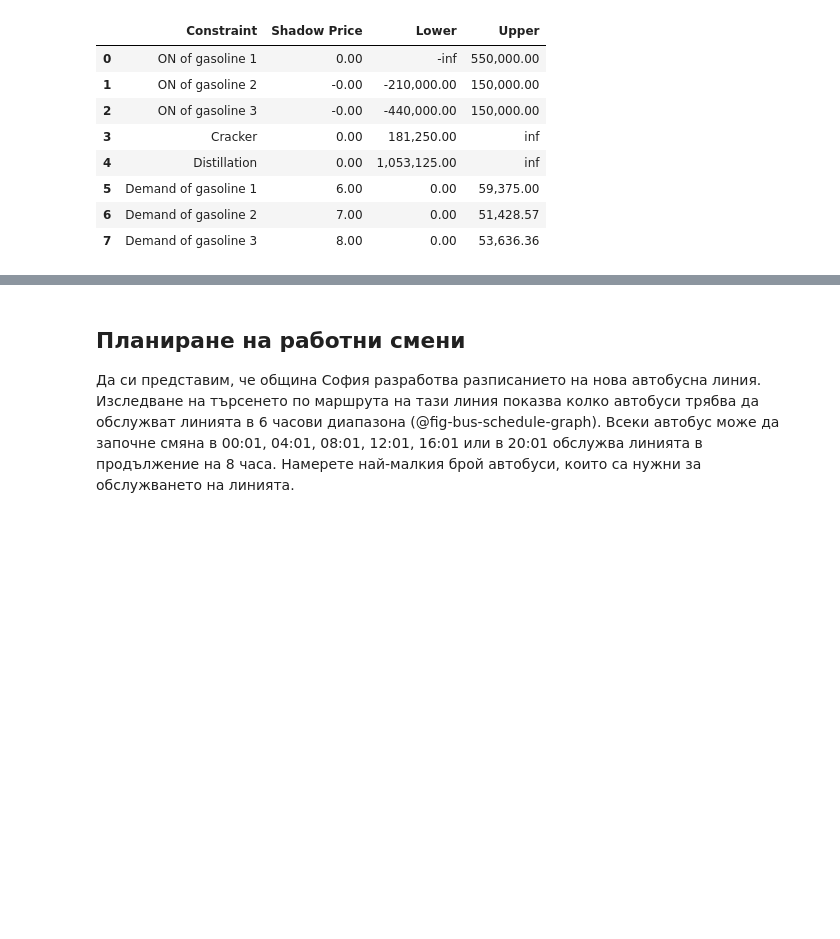
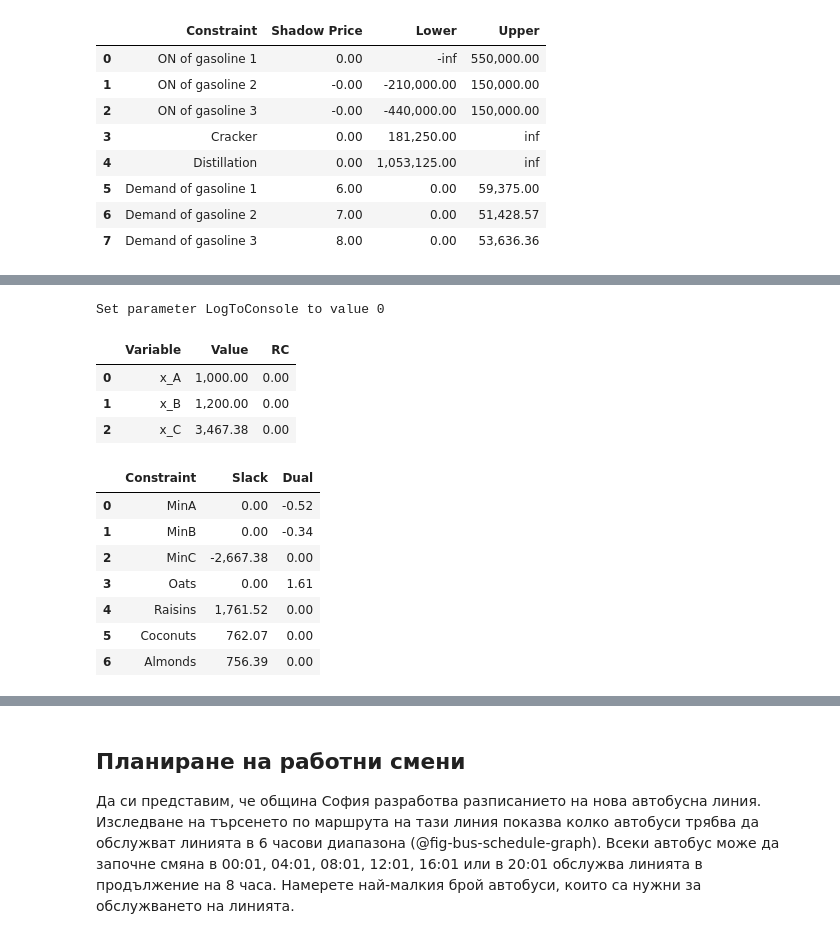
Before and after one commit to febse/opt2025, a Jupyter notebook: 00-Assignments/assignments.ipynb, the cells around one changed output, grey strips where cells are left out. Drawn from its saved outputs; the diff is of its cells as text; code cells hidden in the pictures; blank space fills up the shorter version.

```diff
--- a/00-Assignments/assignments.ipynb
+++ b/00-Assignments/assignments.ipynb
@@ -1115,0 +1261,78 @@ constr_df
+# %%
+import gurobipy as gp
+from gurobipy import GRB
+
+# Create a new model
+m = gp.Model("Cereals")
+m.Params.LogToConsole = 0
+
+x_A = m.addVar(lb=0, name="x_A")
+x_B = m.addVar(lb=0, name="x_B")
+x_C = m.addVar(lb=0, name="x_C")
+
+revenue = (2.0 * x_A + 2.5 * x_B + 3.0 * x_C) / 2.0
+
+# For the costs we define the raw materials
+
+y_oats = (50 / 57) * x_A + (60 / 65) * x_B + (60 / 69) * x_C
+y_raisins = (5 / 57) * x_A + (3 / 69) * x_C
+y_coconuts = (2 / 65) * x_B + (4 / 69) * x_C
+y_almonds = (5 / 57) * x_A + (3 / 65) * x_B + (2 / 69) * x_C
+
+costs = (100 * y_oats + 120 * y_raisins + 110 * y_coconuts + 200 * y_almonds) / 1000
+
+# Set the objective function
+m.setObjective(revenue - costs, GRB.MAXIMIZE)
+
+# Minimum production constraints
+
+m.addConstr(x_A >= 500 * 2, "MinA")
+m.addConstr(x_B >= 600 * 2, "MinB")
+m.addConstr(x_C >= 400 * 2, "MinC")
+
+# Raw materials constraints
+
+m.addConstr(y_oats <= 5 * 1000, "Oats")
+m.addConstr(y_raisins <= 2 * 1000, "Raisins")
+m.addConstr(y_coconuts <= 1 * 1000, "Coconuts")
+m.addConstr(y_almonds <= 1 * 1000, "Almonds")
+
+m.optimize()
+
+# Save the solution as a DataFrame
+
+vars_df = pd.DataFrame(
+    data=[(var.varName, var.x, var.RC) for var in m.getVars()],
+    columns=["Variable", "Value", "RC"]
+    )
+
+constr_df = pd.DataFrame(
+    data=[(constr.constrName, constr.slack, constr.pi) for constr in m.getConstrs()],
+    columns=["Constraint", "Slack", "Dual"]
+)
+# %% [output]
+Set parameter LogToConsole to value 0
+# %%
+# label: tbl-cereals-variables
+# tbl-cap: "Стойности на променливите в оптимума за трите вида закуски"
+
+vars_df
+# %% [output]
+|  | Variable | Value | RC |
+| 0 | x_A | 1,000.00 | 0.00 |
+| 1 | x_B | 1,200.00 | 0.00 |
+| 2 | x_C | 3,467.38 | 0.00 |
+# %%
+#| label: tbl-cereals-constraints
+#| tbl-cap: "Ограничения за трите вида закуски в оптимума"
+
+constr_df
+# %% [output]
+|  | Constraint | Slack | Dual |
+| 0 | MinA | 0.00 | -0.52 |
+| 1 | MinB | 0.00 | -0.34 |
+| 2 | MinC | -2,667.38 | 0.00 |
+| 3 | Oats | 0.00 | 1.61 |
+| 4 | Raisins | 1,761.52 | 0.00 |
+| 5 | Coconuts | 762.07 | 0.00 |
+| 6 | Almonds | 756.39 | 0.00 |
```
Also changed, not shown: parts of 13 cells of this notebook.
